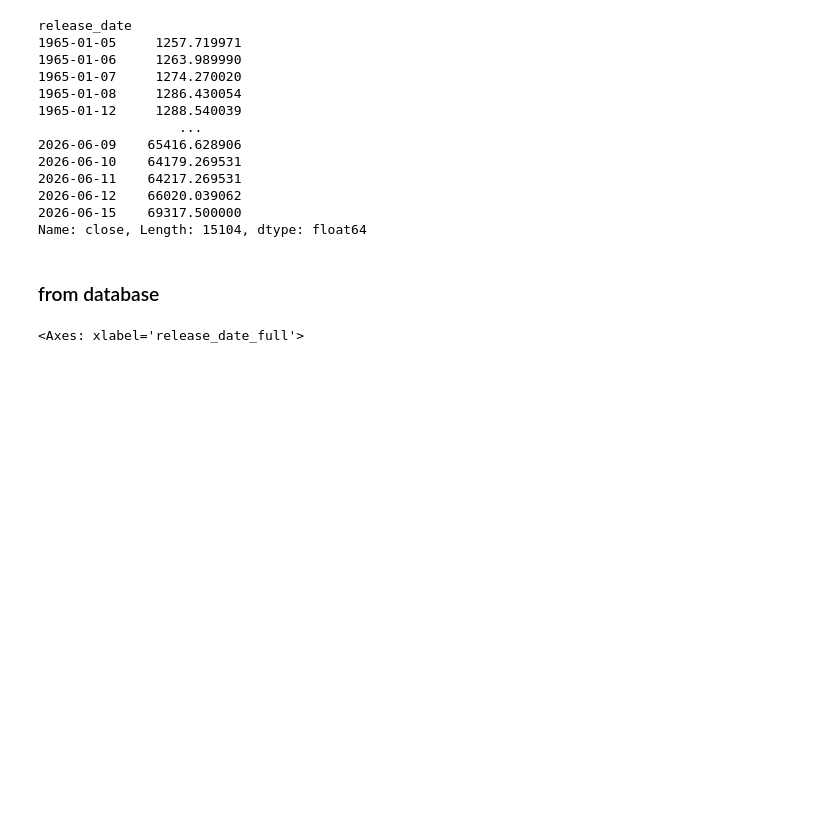
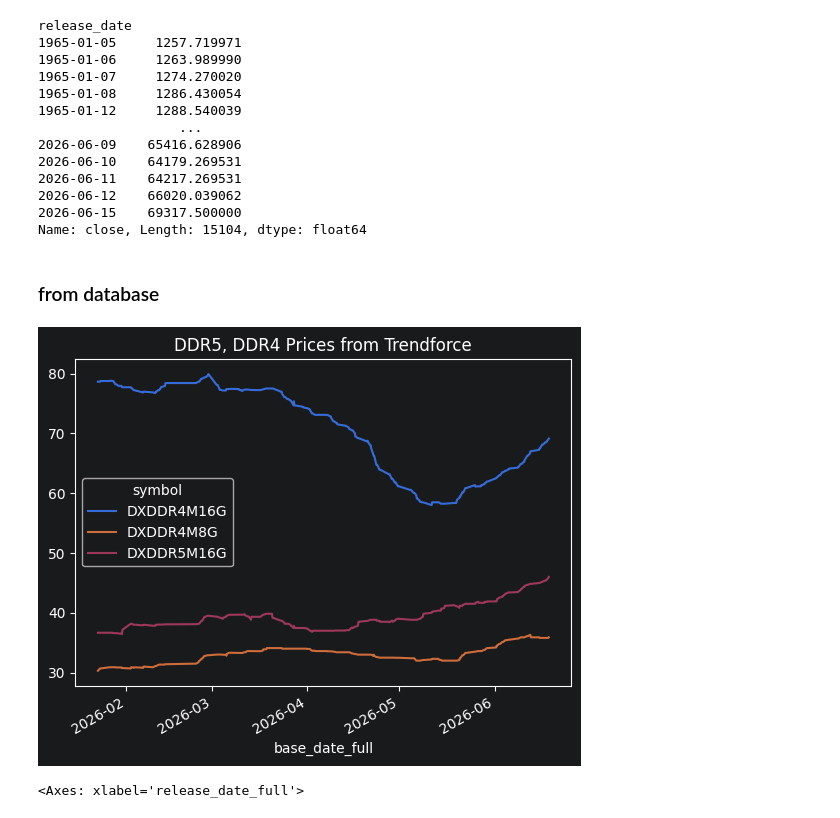
Before and after one commit to Tommylee1013/FinancialData, a Jupyter notebook: Notes/data_valid.ipynb, the cells around one changed output. Saved outputs shown, nothing was run; the diff lists cells and outputs as text; code cells hidden in the pictures; blank space fills up the shorter version.

```diff
--- a/Notes/data_valid.ipynb
+++ b/Notes/data_valid.ipynb
@@ -214,8 +214,24 @@ import numpy as np
 from src.service.industry import IndustryService
 from src.service.freight import FreightService
 from src.service.market import PriceService
+from src.service.macro import MacroService
 
 freights = FreightService(db_path='../database/alternative_data.duckdb')
+industry = IndustryService(db_path='../database/alternative_data.duckdb')
+macro = MacroService(db_path = '../database/alternative_data.duckdb')
+market = PriceService(db_path = '../database/alternative_data.duckdb')
+# %%
+import matplotlib.pyplot as plt
+
+
+industry.get_series(
+    symbols = ['DXDDR5M16G','DXDDR4M16G','DXDDR4M8G'],
+    full_data = True
+).xs('average', axis = 1, level = 1).plot()
+plt.title('DDR5, DDR4 Prices from Trendforce')
+plt.show()
+# %% [output]
+[figure, added]
 # %%
 freights.get_series(symbols = ['BDI','BAI00','WCI','KCCI'], index_set = 'release_date', full_data = True).ffill().loc['2020':].plot()
 # %% [output]
```
Also changed, not shown: parts of 3 cells of this notebook, 39 other files.
